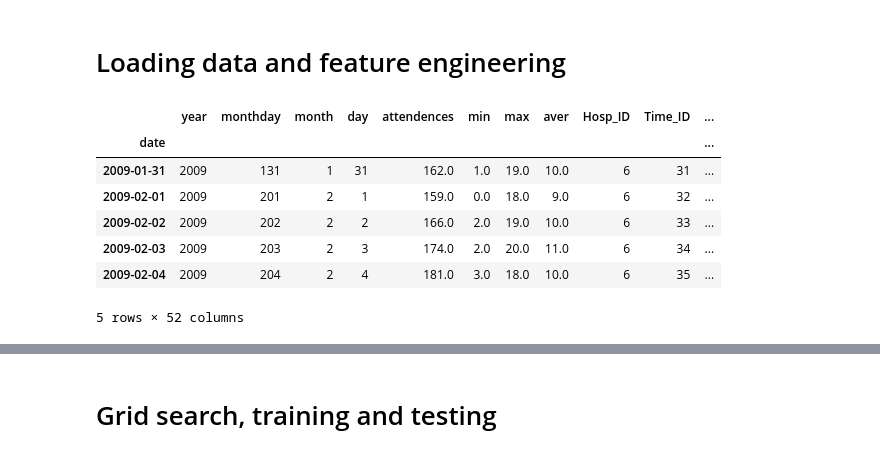
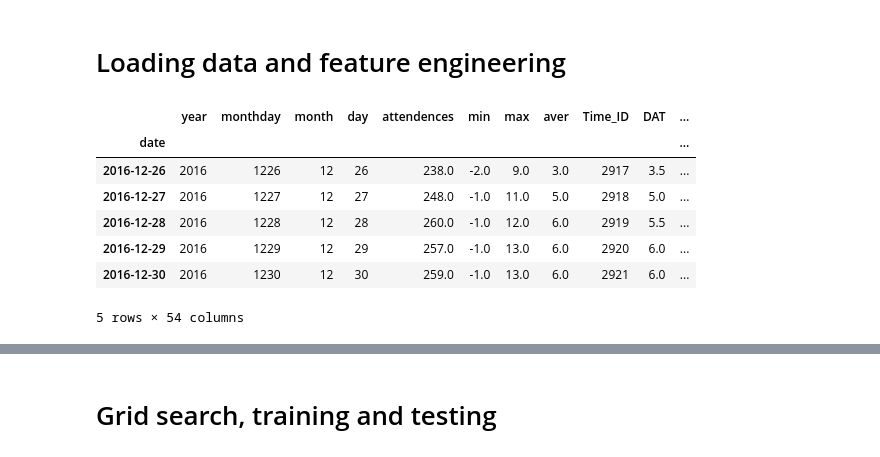
Before and after one commit to kmacman/er_visits_xgb, a Jupyter notebook: davis_xgb_fe.ipynb, the cells around one changed output, grey strips where cells are left out. Cells and saved outputs as stored; diff of their text form; code cells hidden in the pictures.

```diff
--- a/davis_xgb_fe.ipynb
+++ b/davis_xgb_fe.ipynb
@@ -41,20 +58,35 @@ df['precipitation'] = weather['prcp']
 df['wind_speed'] = weather['wspd']
 df['pressure'] = weather['pres']
 
+
+# adding holiday information
+us_holidays = holidays.US(subdiv='CA')
+df['holiday'] = df.index.map(lambda x: x in us_holidays)
+
+#add day_before_holiday and day_after_holiday columns
+df['day_before_holiday'] = df['holiday'].shift(1)
+df['day_after_holiday'] = df['holiday'].shift(-1)
+
+df.dropna(inplace=True)
+
+df['holiday'] = df['holiday'].astype(int)
+df['day_before_holiday'] = df['day_before_holiday'].astype(int)
+df['day_after_holiday'] = df['day_after_holiday'].astype(int)
+
+
 # Drop rows with NaN values that were created by shift and rolling
-df.dropna(inplace=True)
 df.drop(['Hosp_ID'], axis=1, inplace=True)
 # %%
-df.head(5)
+df.tail(5)
 # %% [output]
-|  | year | monthday | month | day | attendences | min | max | aver | Hosp_ID | Time_ID | ... |
+|  | year | monthday | month | day | attendences | min | max | aver | Time_ID | DAT | ... |
 | date |  |  |  |  |  |  |  |  |  |  | ... |
-| 2009-01-31 | 2009 | 131 | 1 | 31 | 162.0 | 1.0 | 19.0 | 10.0 | 6 | 31 | ... |
-| 2009-02-01 | 2009 | 201 | 2 | 1 | 159.0 | 0.0 | 18.0 | 9.0 | 6 | 32 | ... |
-| 2009-02-02 | 2009 | 202 | 2 | 2 | 166.0 | 2.0 | 19.0 | 10.0 | 6 | 33 | ... |
-| 2009-02-03 | 2009 | 203 | 2 | 3 | 174.0 | 2.0 | 20.0 | 11.0 | 6 | 34 | ... |
-| 2009-02-04 | 2009 | 204 | 2 | 4 | 181.0 | 3.0 | 18.0 | 10.0 | 6 | 35 | ... |
+| 2016-12-26 | 2016 | 1226 | 12 | 26 | 238.0 | -2.0 | 9.0 | 3.0 | 2917 | 3.5 | ... |
+| 2016-12-27 | 2016 | 1227 | 12 | 27 | 248.0 | -1.0 | 11.0 | 5.0 | 2918 | 5.0 | ... |
+| 2016-12-28 | 2016 | 1228 | 12 | 28 | 260.0 | -1.0 | 12.0 | 6.0 | 2919 | 5.5 | ... |
+| 2016-12-29 | 2016 | 1229 | 12 | 29 | 257.0 | -1.0 | 13.0 | 6.0 | 2920 | 6.0 | ... |
+| 2016-12-30 | 2016 | 1230 | 12 | 30 | 259.0 | -1.0 | 13.0 | 6.0 | 2921 | 6.0 | ... |
-5 rows × 52 columns
+5 rows × 54 columns
 # %%
 #Correlation matrix
 corr = df.corr()
```
Also changed, not shown: parts of 12 cells of this notebook, 2 other files.
